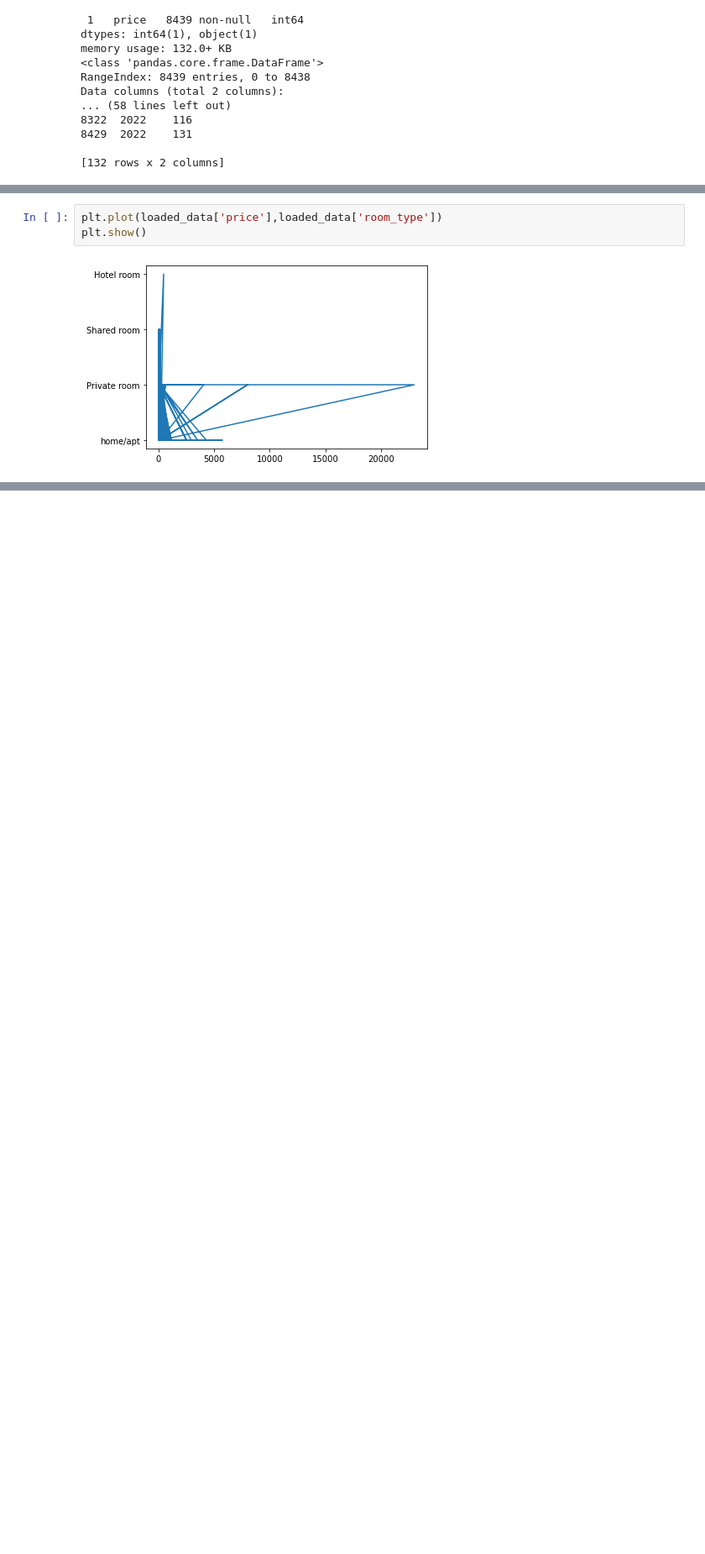
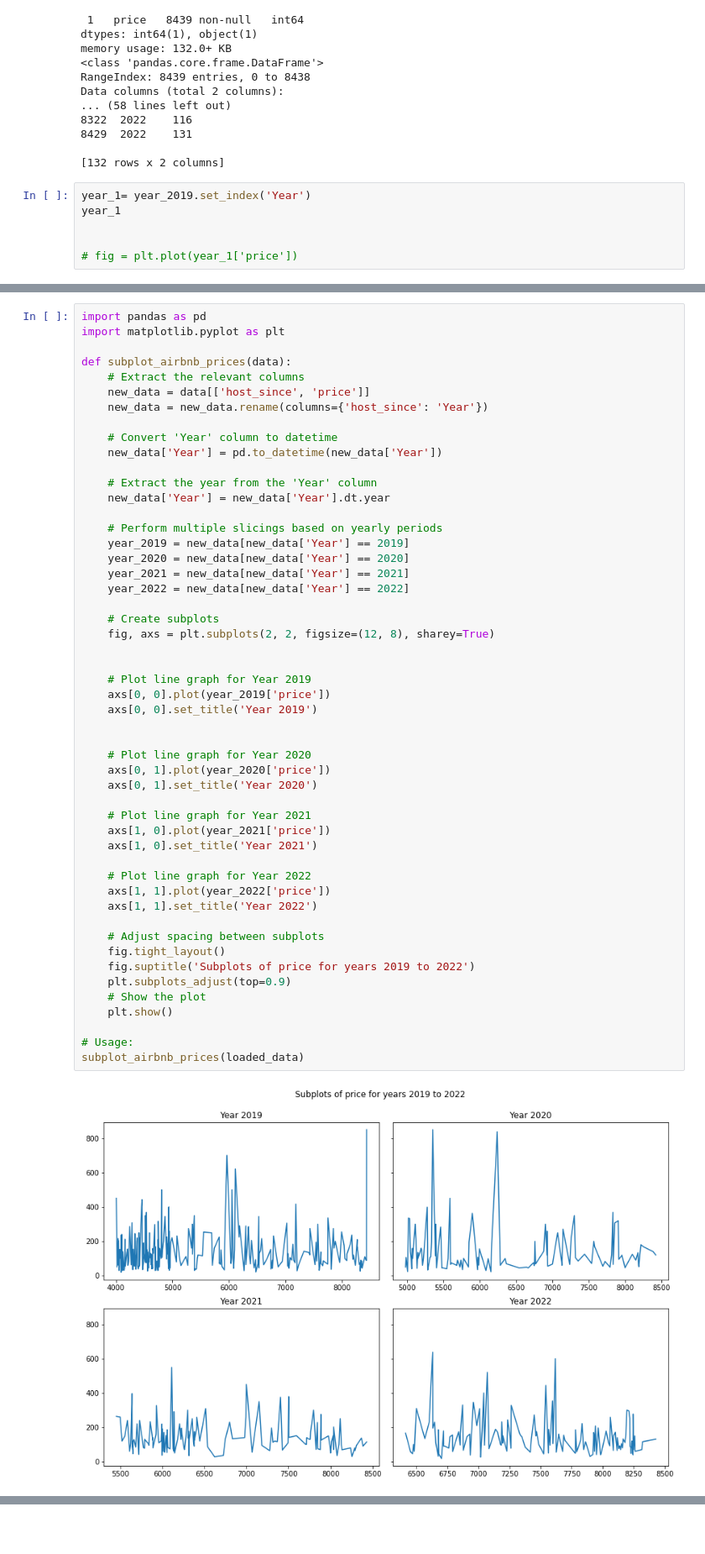
Before and after one commit to Debbydawn/Airbnb_application, a Jupyter notebook: Untitled.ipynb, the cells around one changed output, grey strips where cells are left out. Shown at 84% size. Drawn from its saved outputs; the diff is of its cells as text; blank space fills up the shorter version.

```diff
--- a/Untitled.ipynb
+++ b/Untitled.ipynb
@@ -1106,3 +862,9 @@ Data columns (total 2 columns):
 8429  2022    131
 
 [132 rows x 2 columns]
+# %%
+year_1= year_2019.set_index('Year')
+year_1
+
+
+# fig = plt.plot(year_1['price'])
@@ -1139,7 +915,55 @@ plt.show()
 # %%
-plt.plot(loaded_data['price'],loaded_data['room_type'])
-plt.show()
+import pandas as pd
+import matplotlib.pyplot as plt
+
+def subplot_airbnb_prices(data):
+    # Extract the relevant columns
+    new_data = data[['host_since', 'price']]
+    new_data = new_data.rename(columns={'host_since': 'Year'})
+
+    # Convert 'Year' column to datetime
+    new_data['Year'] = pd.to_datetime(new_data['Year'])
+
+    # Extract the year from the 'Year' column
+    new_data['Year'] = new_data['Year'].dt.year
+
+    # Perform multiple slicings based on yearly periods
+    year_2019 = new_data[new_data['Year'] == 2019]
+    year_2020 = new_data[new_data['Year'] == 2020]
+    year_2021 = new_data[new_data['Year'] == 2021]
+    year_2022 = new_data[new_data['Year'] == 2022]
+
+    # Create subplots
+    fig, axs = plt.subplots(2, 2, figsize=(12, 8), sharey=True)
+
+
+    # Plot line graph for Year 2019
+    axs[0, 0].plot(year_2019['price'])
+    axs[0, 0].set_title('Year 2019')
+
+
+    # Plot line graph for Year 2020
+    axs[0, 1].plot(year_2020['price'])
+    axs[0, 1].set_title('Year 2020')
+
+    # Plot line graph for Year 2021
+    axs[1, 0].plot(year_2021['price'])
+    axs[1, 0].set_title('Year 2021')
+
+    # Plot line graph for Year 2022
+    axs[1, 1].plot(year_2022['price'])
+    axs[1, 1].set_title('Year 2022')
+
+    # Adjust spacing between subplots
+    fig.tight_layout()
+    fig.suptitle('Subplots of price for years 2019 to 2022')
+    plt.subplots_adjust(top=0.9)
+    # Show the plot
+    plt.show()
+
+# Usage:
+subplot_airbnb_prices(loaded_data)
 # %% [output]
-[figure, old version]
+[figure, new version]
 # %%
 year_2019.head(30)
```
Also changed, not shown: parts of 48 cells of this notebook.
